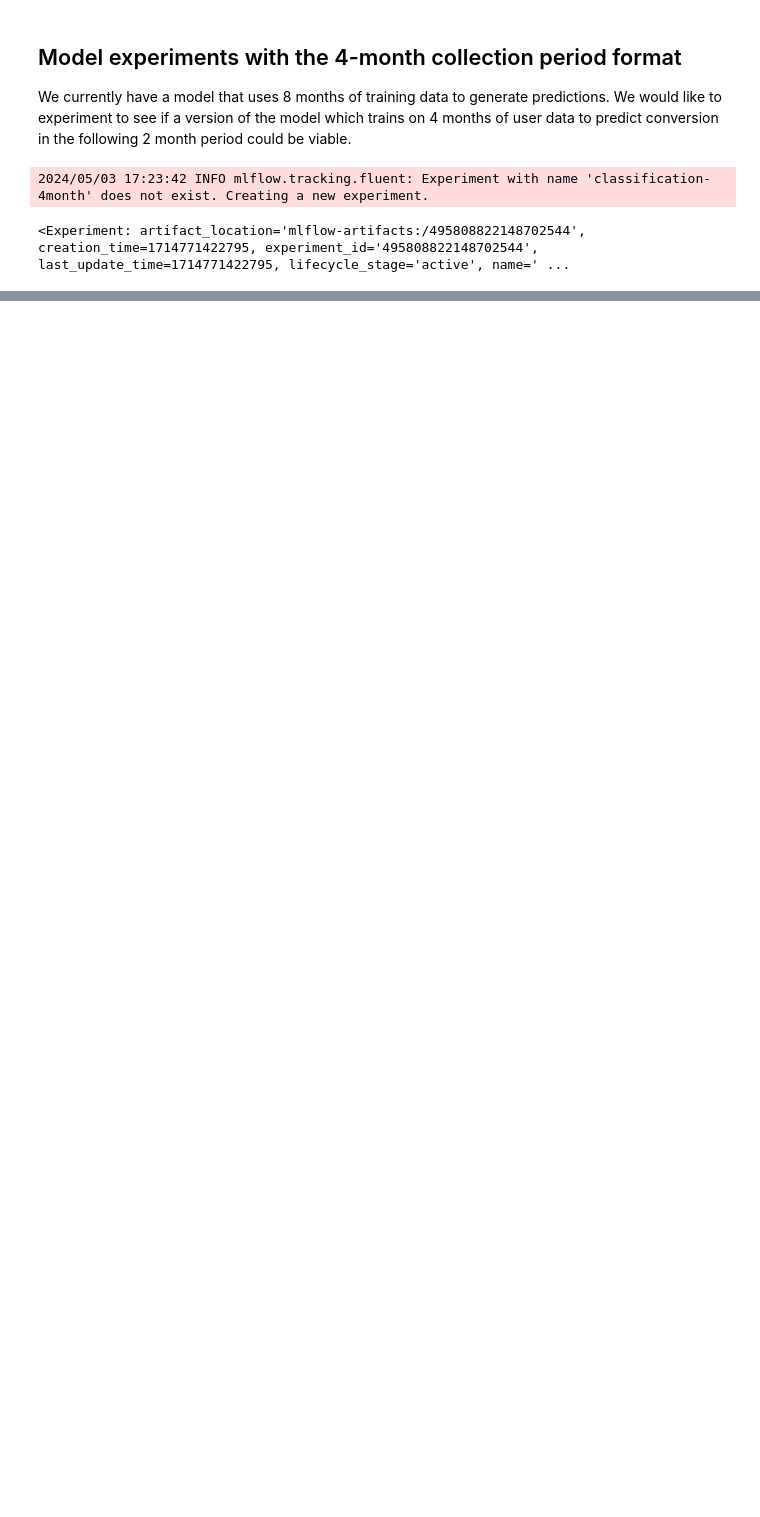
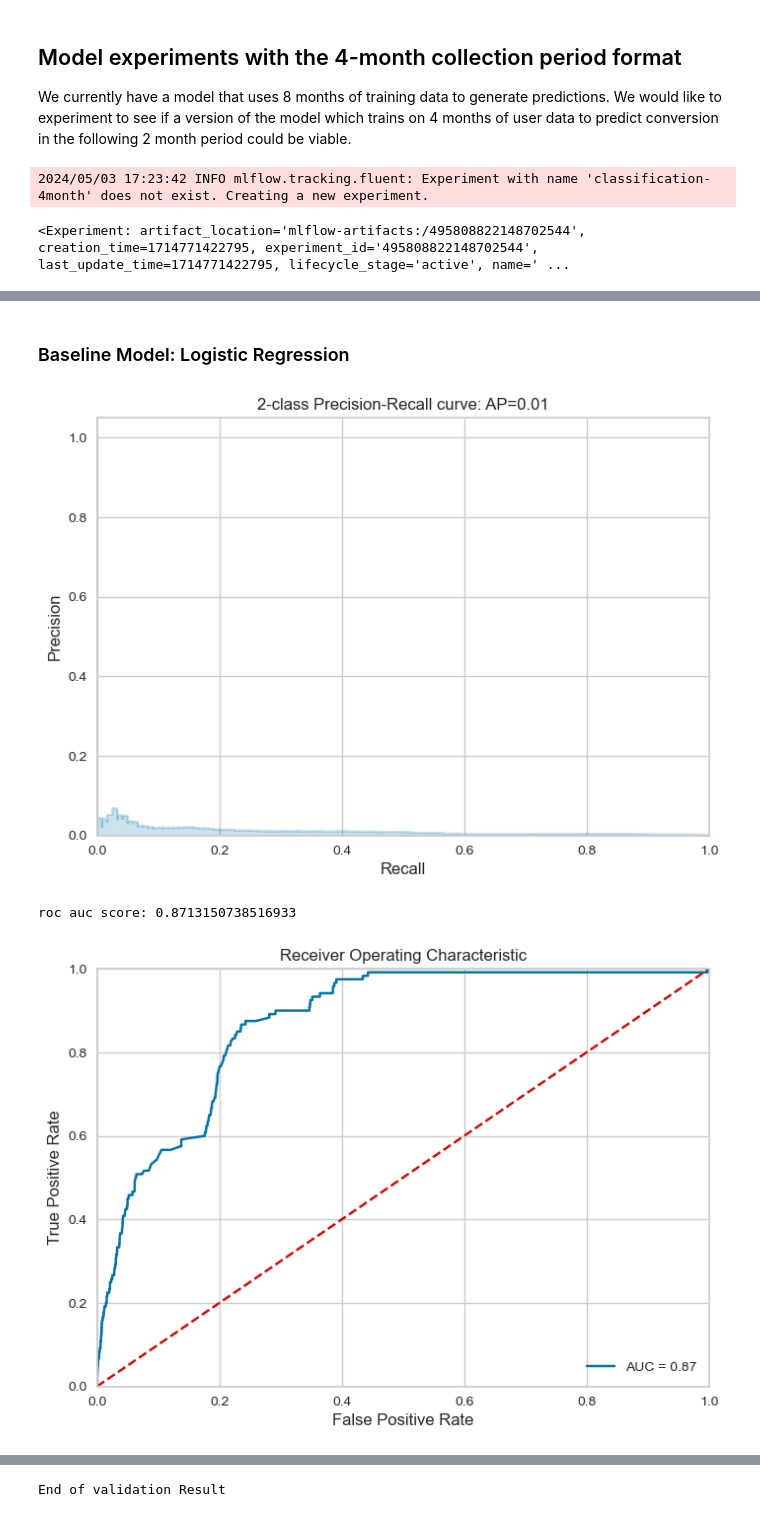
Before and after one commit to McGill-MMA-EnterpriseAnalytics/Revenue-Radar, a Jupyter notebook: Conversion-Analyst-Workspace-V2.0/modeling-shortened-data-collection.ipynb, the cells around one changed output, grey strips where cells are left out. Saved outputs shown, nothing was run; the diff lists cells and outputs as text; code cells hidden in the pictures; blank space fills up the shorter version.

```diff
--- a/Conversion-Analyst-Workspace-V2.0/modeling-shortened-data-collection.ipynb
+++ b/Conversion-Analyst-Workspace-V2.0/modeling-shortened-data-collection.ipynb
@@ -44,0 +49,11 @@ mlflow.set_experiment("classification-4month")
+# %%
+train = pd.read_csv("/Users/aoluwolerotimi/Datasets/rr2/train_set.csv", index_col=0)
+val = pd.read_csv("/Users/aoluwolerotimi/Datasets/rr2/val_set.csv", index_col=0)
+test = pd.read_csv("/Users/aoluwolerotimi/Datasets/rr2/test_set.csv", index_col=0)
+# %%
+X_train = train.drop(columns=['fullVisitorId', 'targetConversion'])
+y_train = train['targetConversion']
+X_val = val.drop(columns=['fullVisitorId', 'targetConversion'])
+y_val = val['targetConversion']
+X_test = test.drop(columns=['fullVisitorId', 'targetConversion'])
+y_test = test['targetConversion']
@@ -44,0 +136,10 @@ mlflow.set_experiment("classification-4month")
+# %% [markdown]
+### Baseline Model: Logistic Regression
+# %%
+logreg=LogisticRegression(max_iter=2000,random_state=42)
+logreg.fit(X_train, y_train)
+clf_score(logreg, X_train, y_train, X_val, y_val, train=False)
+# %% [output]
+[figure, added]
+roc auc score: 0.8713150738516933
+[figure, added]
@@ -44,0 +161 @@ mlflow.set_experiment("classification-4month")
+End of validation Result
```
Also changed, not shown: parts of 14 cells of this notebook.
